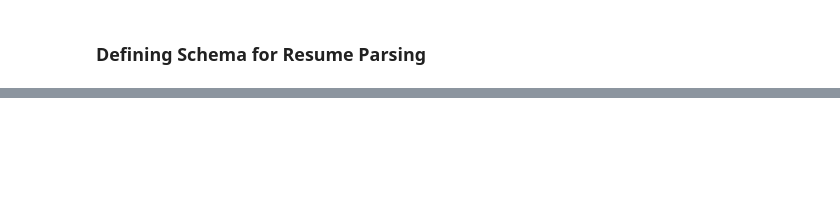
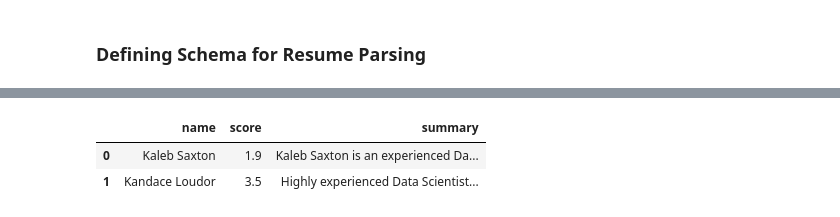
Before and after one commit to yyigitturan/RAG-Resume-Analyzer-Agent, a Jupyter notebook: research/research.ipynb, the cells around one changed output, grey strips where cells are left out. Drawn from its saved outputs; the diff is of its cells as text; code cells hidden in the pictures; blank space fills up the shorter version.

```diff
--- a/research/research.ipynb
+++ b/research/research.ipynb
@@ -216,0 +1068,3 @@ show_res(output.content)
+# %%
+with open(path_json, "w", encoding="utf-8") as f:
+    json.dump([], f, ensure_ascii=False, indent=2)
@@ -216,0 +1094,6 @@ show_res(output.content)
+# %%
+def display_json_table(path_json):
+  with open(path_json, "r", encoding="utf-8") as f:
+    data = json.load(f)
+  df = pd.json_normalize(data)
+  return df
@@ -216,0 +1106,12 @@ show_res(output.content)
+# %%
+path = "/Users/YGT/ygt/RAG-Resume-Analyzer-Agent/documents/data-scientist-resume-example.pdf"
+output, result = process_resume(schema, job_details, prompt_template, prompt_score, llm, path)
+try:
+    structured_data = format_result(result)
+except Exception as e:
+    structured_data = parse_result_llm(output, fields)
+
+save_json_cv(structured_data, path_json)
+
+df = display_json_table(path_json)
+display(df)
@@ -216,0 +1130,6 @@ show_res(output.content)
+# %%
+df[["name", "score", "summary"]]
+# %% [output]
+|  | name | score | summary |
+| 0 | Kaleb Saxton | 1.9 | Kaleb Saxton is an experienced Da... |
+| 1 | Kandace Loudor | 3.5 | Highly experienced Data Scientist... |
```
Also changed, not shown: parts of 65 cells of this notebook, 4 other files.
